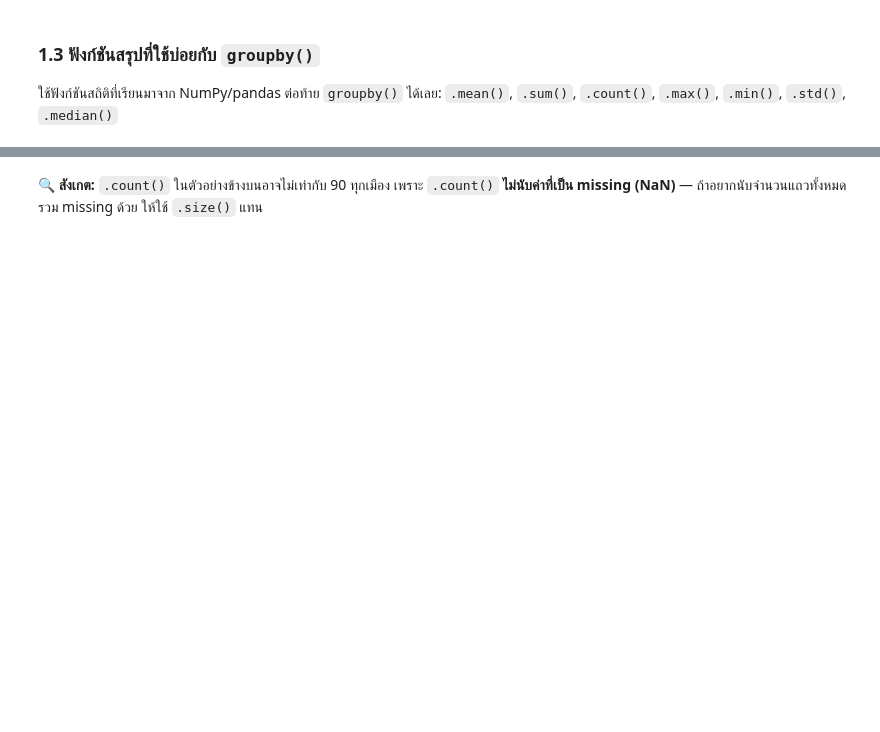
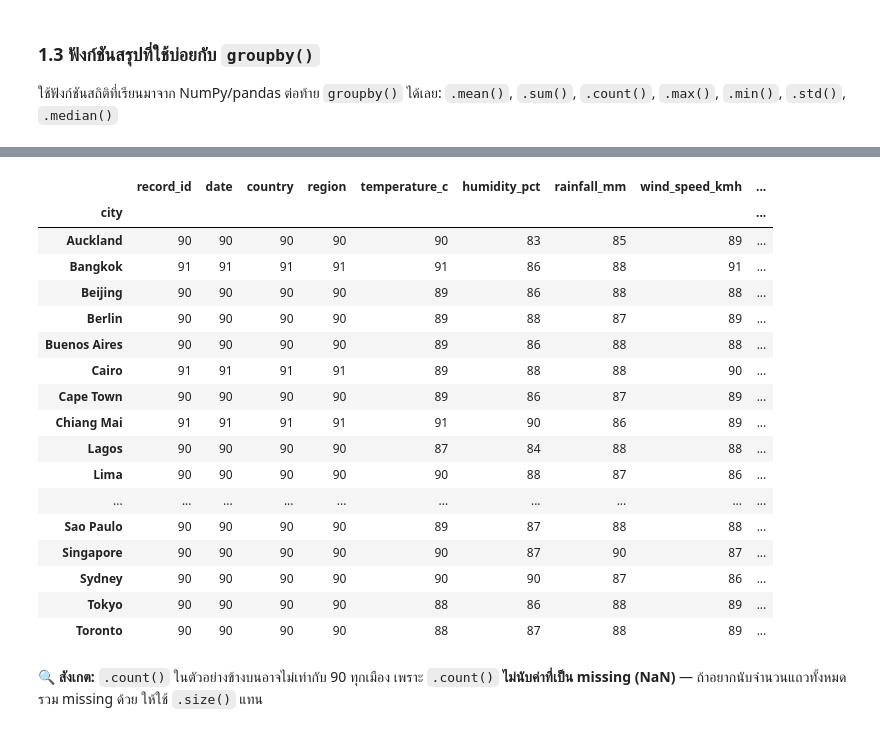
Before and after one commit to kanokrada-dot/SC-612-104-Essential-Data-Science, a Jupyter notebook: SC612104_Session9_Pandas_Advanced.ipynb, the cells around one changed output, grey strips where cells are left out. Saved outputs shown, nothing was run; the diff lists cells and outputs as text; code cells hidden in the pictures; blank space fills up the shorter version.

```diff
--- a/SC612104_Session9_Pandas_Advanced.ipynb
+++ b/SC612104_Session9_Pandas_Advanced.ipynb
@@ -48,7 +51,7 @@ except ImportError:
 import pandas as pd
 import numpy as np
 
-df = pd.read_csv("world_weather_sample.csv")
+df = pd.read_csv("https://raw.githubusercontent.com/PitchayaW/SC-612-104-Essential-Data-Science/refs/heads/main/Module-A-Notebooks/Dataset/world_weather_sample.csv")
 df["date"] = pd.to_datetime(df["date"])   # แปลงเป็น datetime เหมือนที่เรียนมาจาก Session 8
 print("โหลดข้อมูลสำเร็จ! ขนาด:", df.shape)
 df.head()
@@ -98,3 +189,24 @@ print(df.groupby("city")["temperature_c"].count().head())   # .count() ไม่
+# %%
+df.groupby("city").count()
+# %% [output]
+|  | record_id | date | country | region | temperature_c | humidity_pct | rainfall_mm | wind_speed_kmh | ... |
+| city |  |  |  |  |  |  |  |  | ... |
+| Auckland | 90 | 90 | 90 | 90 | 90 | 83 | 85 | 89 | ... |
+| Bangkok | 91 | 91 | 91 | 91 | 91 | 86 | 88 | 91 | ... |
+| Beijing | 90 | 90 | 90 | 90 | 89 | 86 | 88 | 88 | ... |
+| Berlin | 90 | 90 | 90 | 90 | 89 | 88 | 87 | 89 | ... |
+| Buenos Aires | 90 | 90 | 90 | 90 | 89 | 86 | 88 | 88 | ... |
+| Cairo | 91 | 91 | 91 | 91 | 89 | 88 | 88 | 90 | ... |
+| Cape Town | 90 | 90 | 90 | 90 | 89 | 86 | 87 | 89 | ... |
+| Chiang Mai | 91 | 91 | 91 | 91 | 91 | 90 | 86 | 89 | ... |
+| Lagos | 90 | 90 | 90 | 90 | 87 | 84 | 88 | 88 | ... |
+| Lima | 90 | 90 | 90 | 90 | 90 | 88 | 87 | 86 | ... |
+| ... | ... | ... | ... | ... | ... | ... | ... | ... | ... |
+| Sao Paulo | 90 | 90 | 90 | 90 | 89 | 87 | 88 | 88 | ... |
+| Singapore | 90 | 90 | 90 | 90 | 90 | 87 | 90 | 87 | ... |
+| Sydney | 90 | 90 | 90 | 90 | 90 | 90 | 87 | 86 | ... |
+| Tokyo | 90 | 90 | 90 | 90 | 88 | 86 | 88 | 89 | ... |
+| Toronto | 90 | 90 | 90 | 90 | 88 | 87 | 88 | 89 | ... |
 # %% [markdown]
 **🔍 สังเกต:** `.count()` ในตัวอย่างข้างบนอาจไม่เท่ากับ 90 ทุกเมือง เพราะ `.count()` **ไม่นับค่าที่เป็น missing (NaN)** — ถ้าอยากนับจำนวนแถวทั้งหมดรวม missing ด้วย ให้ใช้ `.size()` แทน
 # %%
```
Also changed, not shown: parts of 34 cells of this notebook.
